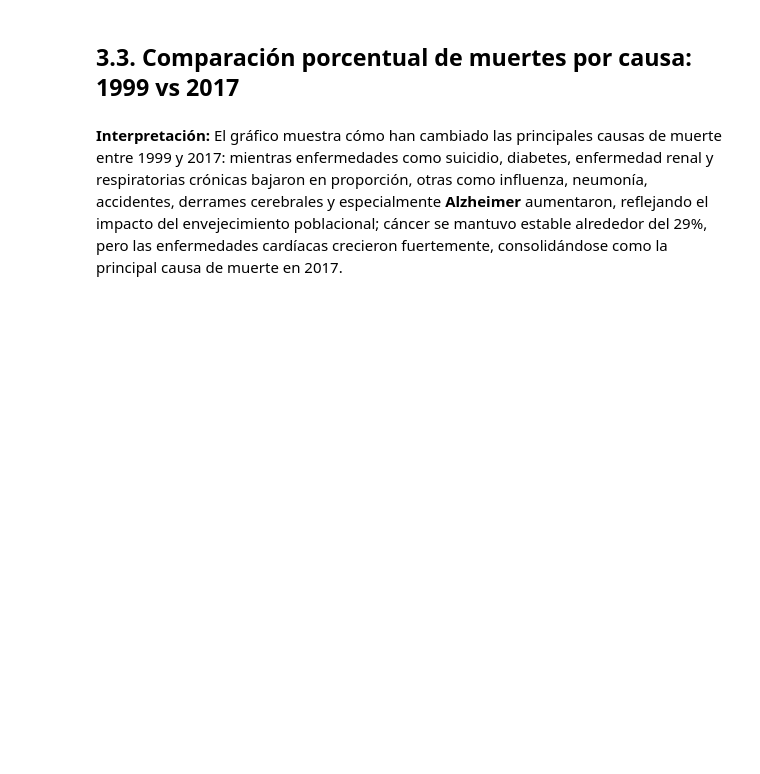
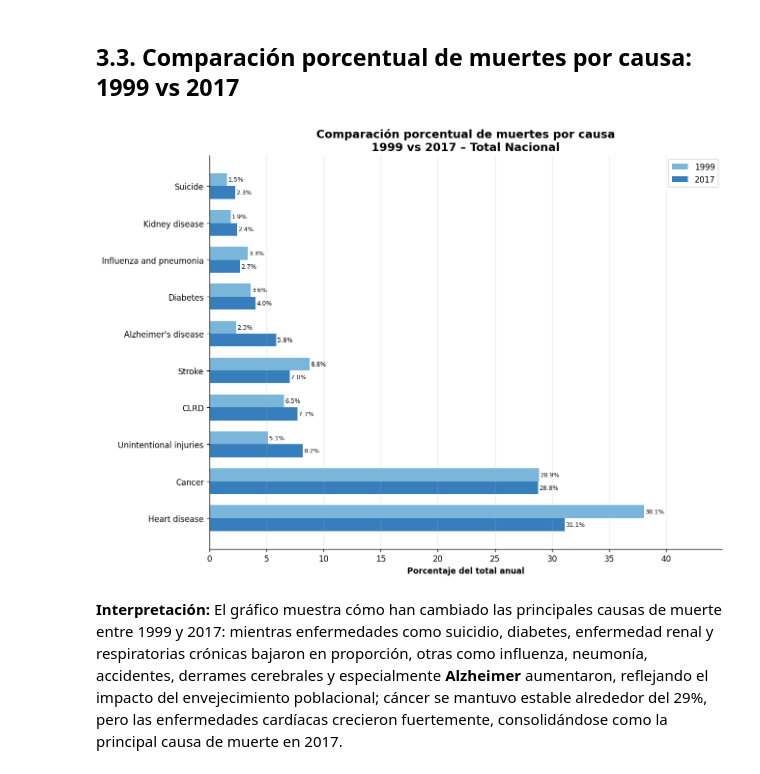
Before and after one commit to cantluis1/mortalidad-usa-analisis, a Jupyter notebook: Informe_Mortalidad_USA_v2.ipynb, the cells around one changed output. Drawn from its saved outputs; the diff is of its cells as text; code cells hidden in the pictures; blank space fills up the shorter version.

Commit message:
fix: corregir graficos y bugs de columnas

```diff
--- a/Informe_Mortalidad_USA_v2.ipynb
+++ b/Informe_Mortalidad_USA_v2.ipynb
@@ -105,7 +107,7 @@ print("✓ Librerías cargadas correctamente.")
 # %%
 # ── Carga del dataset ──────────────────────────────────────────────────────
 # Coloca el CSV en la misma carpeta que este notebook
-FILE = "NCHS_-_Leading_Causes_of_Death__United_States_20260224.csv"
+FILE = "NCHS_-_Leading_Causes_of_Death__United_States_20260227.csv"
 
 df_raw = pd.read_csv(FILE)
 print(f"Shape original: {df_raw.shape}")
@@ -121,7 +134,7 @@ df_raw.columns = (
 
 # Renombrar columnas clave
 rename_map = {
-    'year': 'anio',
+    'year': 'año',
     '113_cause_name': 'causa_codigo',
     'cause_name': 'causa',
     'state': 'estado',
@@ -140,24 +153,24 @@ df['tasa_ajustada'] = pd.to_numeric(
     df['tasa_ajustada'].astype(str).str.replace(',', '.', regex=False),
     errors='coerce'
 )
-df['anio'] = pd.to_numeric(df['anio'], errors='coerce')
+df['año'] = pd.to_numeric(df['año'], errors='coerce')
 
 # ── Dataset nacional: solo filas de "United States", período 1999-2017
 datos = df[
     (df['estado'] == 'United States') &
-    (df['anio'] >= 1999) &
-    (df['anio'] <= 2017)
-][['anio', 'causa', 'muertes', 'tasa_ajustada']].copy()
+    (df['año'] >= 1999) &
+    (df['año'] <= 2017)
+][['año', 'causa', 'muertes', 'tasa_ajustada']].copy()
 
 # ── Dataset por estados: excluir "United States", período 1999-2017
 datos_estados = df[
     (df['estado'] != 'United States') &
-    (df['anio'] >= 1999) &
-    (df['anio'] <= 2017)
+    (df['año'] >= 1999) &
+    (df['año'] <= 2017)
 ].copy()
 
 # Totales nacionales por año
-totales_anuales = datos[datos['causa'] == 'All causes'][['anio', 'muertes']].copy()
+totales_anuales = datos[datos['causa'] == 'All causes'][['año', 'muertes']].copy()
 print("\nTotales nacionales por año:")
 print(totales_anuales.to_string(index=False))
 
@@ -174,43 +205,45 @@ print(totales_causa.to_string(index=False))
 ## 3.3. Comparación porcentual de muertes por causa: 1999 vs 2017
 # %%
 datos_comp = datos[
-    (datos['anio'].isin([1999, 2017])) &
+    (datos['año'].isin([1999, 2017])) &
     (datos['causa'] != 'All causes')
 ].copy()
 
-datos_comp['total_anual'] = datos_comp.groupby('anio')['muertes'].transform('sum')
+datos_comp['total_anual'] = datos_comp.groupby('año')['muertes'].transform('sum')
 datos_comp['porcentaje'] = datos_comp['muertes'] / datos_comp['total_anual'] * 100
 
 # Ordenar por porcentaje 2017
 orden_causas = (
-    datos_comp[datos_comp['anio'] == 2017]
+    datos_comp[datos_comp['año'] == 2017]
     .sort_values('porcentaje', ascending=False)['causa'].tolist()
 )
 
-pivot = datos_comp.pivot(index='causa', columns='anio', values='porcentaje').loc[orden_causas]
+pivot = datos_comp.pivot(index='causa', columns='año', values='porcentaje').loc[orden_causas]
 
 fig, ax = plt.subplots(figsize=(11, 8))
 y = np.arange(len(pivot))
 h = 0.35
 
 bars1 = ax.barh(y + h/2, pivot[1999], h, label='1999', color='#6baed6', alpha=0.9)
 bars2 = ax.barh(y - h/2, pivot[2017], h, label='2017', color='#2171b5', alpha=0.9)
 
 for bar in list(bars1) + list(bars2):
     w = bar.get_width()
     ax.text(w + 0.1, bar.get_y() + bar.get_height()/2,
             f'{w:.1f}%', va='center', fontsize=7.5)
 
 ax.set_yticks(y)
 ax.set_yticklabels(pivot.index, fontsize=10)
 ax.set_xlabel('Porcentaje del total anual', fontweight='bold')
 ax.set_title('Comparación porcentual de muertes por causa\n1999 vs 2017 – Total Nacional',
              fontsize=14, fontweight='bold')
 ax.legend()
 ax.grid(axis='x', alpha=0.3)
 ax.set_xlim(0, pivot.max().max() * 1.18)
 plt.tight_layout()
 plt.show()
+# %% [output]
+[figure, added]
 # %% [markdown]
 **Interpretación:** El gráfico muestra cómo han cambiado las principales causas de muerte entre 1999 y 2017: mientras enfermedades como suicidio, diabetes, enfermedad renal y respiratorias crónicas bajaron en proporción, otras como influenza, neumonía, accidentes, derrames cerebrales y especialmente **Alzheimer** aumentaron, reflejando el impacto del envejecimiento poblacional; cáncer se mantuvo estable alrededor del 29%, pero las enfermedades cardíacas crecieron fuertemente, consolidándose como la principal causa de muerte en 2017.
 # %% [markdown]
```
Also changed, not shown: parts of 20 cells of this notebook.
